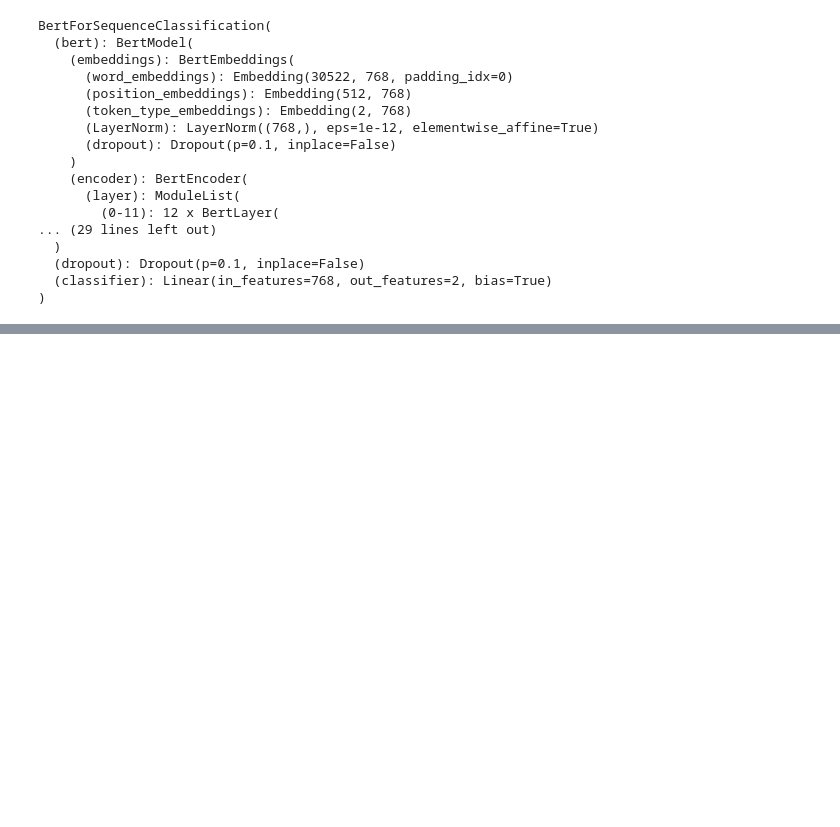
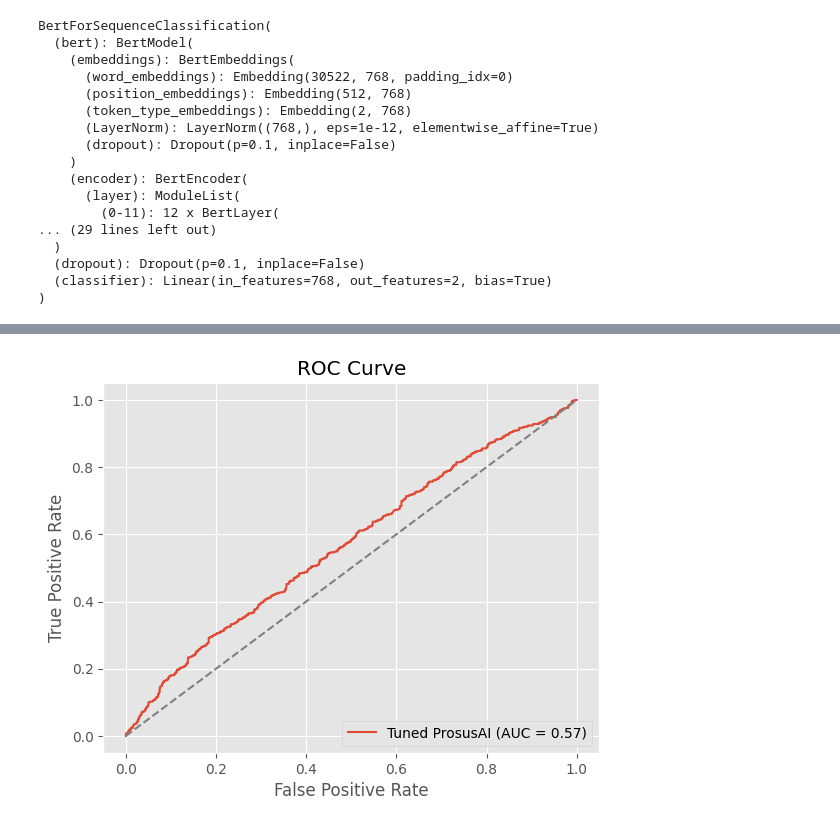
Before and after one commit to vasilyryabtsev/futures-price-prediction, a Jupyter notebook: ds/twitter/notebooks/tune_finbert.ipynb, the cells around one changed output, grey strips where cells are left out. Saved outputs shown, nothing was run; the diff lists cells and outputs as text; code cells hidden in the pictures; blank space fills up the shorter version.

```diff
--- a/ds/twitter/notebooks/tune_finbert.ipynb
+++ b/ds/twitter/notebooks/tune_finbert.ipynb
@@ -34,9 +39,11 @@ Xtrain, Xval = train_test_split(X_train, test_size=0.2, random_state=RANDOM_STAT
 
 train = Dataset.from_pandas(Xtrain)
 val = Dataset.from_pandas(Xval)
+test = Dataset.from_pandas(X_test)
 
 train = train.remove_columns(["__index_level_0__"])
 val = val.remove_columns(["__index_level_0__"])
+test = test.remove_columns(["__index_level_0__"])
 # %%
 tokenizer = AutoTokenizer.from_pretrained("ProsusAI/finbert")
 
@@ -155,0 +165,25 @@ Epoch 2: ROC-AUC = 0.5221
+# %%
+model = AutoModelForSequenceClassification.from_pretrained("ProsusAI/finbert", num_labels=2, ignore_mismatched_sizes=True)
+model.load_state_dict(torch.load("/kaggle/working/model_weights.pth", weights_only=True))
+model.to(device)
+model.eval()
+
+metric = evaluate.load("roc_auc")
+all_probs = []
+all_labels = []
+
+with torch.no_grad():
+    progress_bar_test = tqdm(test_dataloader, desc="Predict test data")
+    for batch in progress_bar_test:
+        batch = {k: v.to(device) for k, v in batch.items()}
+        outputs = model(**batch)
+
+        logits = outputs.logits
+        probs = softmax(logits, dim=1)[:, 1].cpu()
+        labels = batch["labels"].cpu()
+
+        all_probs.extend(probs.numpy())
+        all_labels.extend(labels.numpy())
+
+score = metric.compute(prediction_scores=all_probs, references=all_labels)
+print(f"Test ROC-AUC = {score['roc_auc']:.4f}")
@@ -155,0 +196,16 @@ Epoch 2: ROC-AUC = 0.5221
+# %%
+import matplotlib.pyplot as plt
+import numpy as np
+from sklearn import metrics
+plt.style.use('ggplot')
+
+fpr, tpr, thresholds = metrics.roc_curve(all_labels, all_probs)
+roc_auc = metrics.auc(fpr, tpr)
+display = metrics.RocCurveDisplay(fpr=fpr, tpr=tpr, roc_auc=roc_auc,
+                                  estimator_name='Tuned ProsusAI')
+display.plot()
+plt.plot([0, 1], [0, 1], r"--", color="grey")
+plt.title("ROC Curve")
+plt.show()
+# %% [output]
+[figure, added]
```
Also changed, not shown: parts of 12 cells of this notebook.
